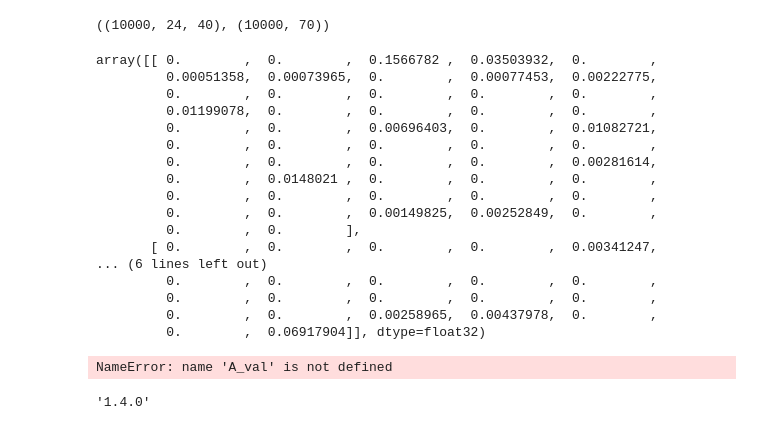
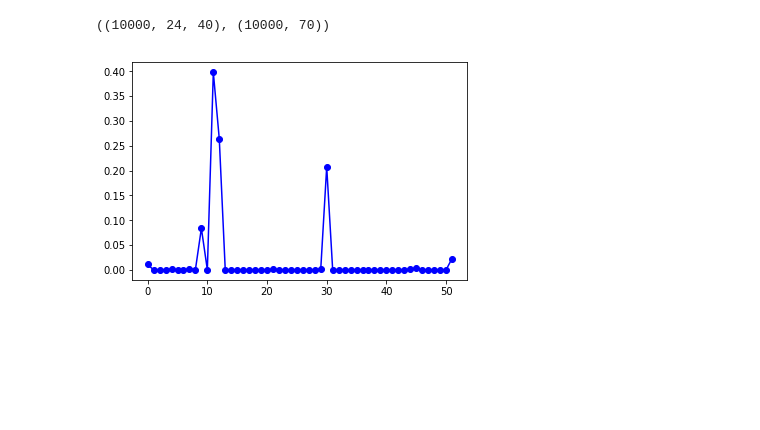
Before and after one commit to BSalita/selfbid, a Jupyter notebook: notebooks/LeadModel.ipynb, the cells around one changed output. Saved outputs shown, nothing was run; the diff lists cells and outputs as text; code cells hidden in the pictures; blank space fills up the shorter version.

```diff
--- a/notebooks/LeadModel.ipynb
+++ b/notebooks/LeadModel.ipynb
@@ -241,35 +250,18 @@ H_val = np.load('../data/leads_bin2/H_val.npy')
 A_val.shape, H_val.shape
 # %% [output]
 ((10000, 24, 40), (10000, 70))
+# %%
+i = 46
+plt.plot(sess.run(pred, feed_dict={
+    A: A_val[i:i+1, :, :],
+    H: H_val[i:i+1, :],
+    keep_prob: 1.0
+})[0], 'bo-');
+# %% [output]
+[figure, added]
 # %%
-sess.run(pred, feed_dict={
-    A: A_val[:2, :, :],
-    H: H_val[:2, :],
+all_p = sess.run(pred, feed_dict={
+    A: A_val,
+    H: H_val,
     keep_prob: 1.0
 })
-# %% [output]
-array([[ 0.        ,  0.        ,  0.1566782 ,  0.03503932,  0.        ,
-         0.00051358,  0.00073965,  0.        ,  0.00077453,  0.00222775,
-         0.        ,  0.        ,  0.        ,  0.        ,  0.        ,
-         0.01199078,  0.        ,  0.        ,  0.        ,  0.        ,
-         0.        ,  0.        ,  0.00696403,  0.        ,  0.01082721,
-         0.        ,  0.        ,  0.        ,  0.        ,  0.        ,
-         0.        ,  0.        ,  0.        ,  0.        ,  0.00281614,
-         0.        ,  0.0148021 ,  0.        ,  0.        ,  0.        ,
-         0.        ,  0.        ,  0.        ,  0.        ,  0.        ,
-         0.        ,  0.        ,  0.00149825,  0.00252849,  0.        ,
-         0.        ,  0.        ],
-       [ 0.        ,  0.        ,  0.        ,  0.        ,  0.00341247,
-... (6 lines left out)
-         0.        ,  0.        ,  0.        ,  0.        ,  0.        ,
-         0.        ,  0.        ,  0.        ,  0.        ,  0.        ,
-         0.        ,  0.        ,  0.00258965,  0.00437978,  0.        ,
-         0.        ,  0.06917904]], dtype=float32)
-# %%
-A_val.shape
-# %% [output]
-NameError: name 'A_val' is not defined
-# %%
-tf.__version__
-# %% [output]
-'1.4.0'
```
Also changed, not shown: parts of 14 cells of this notebook.
